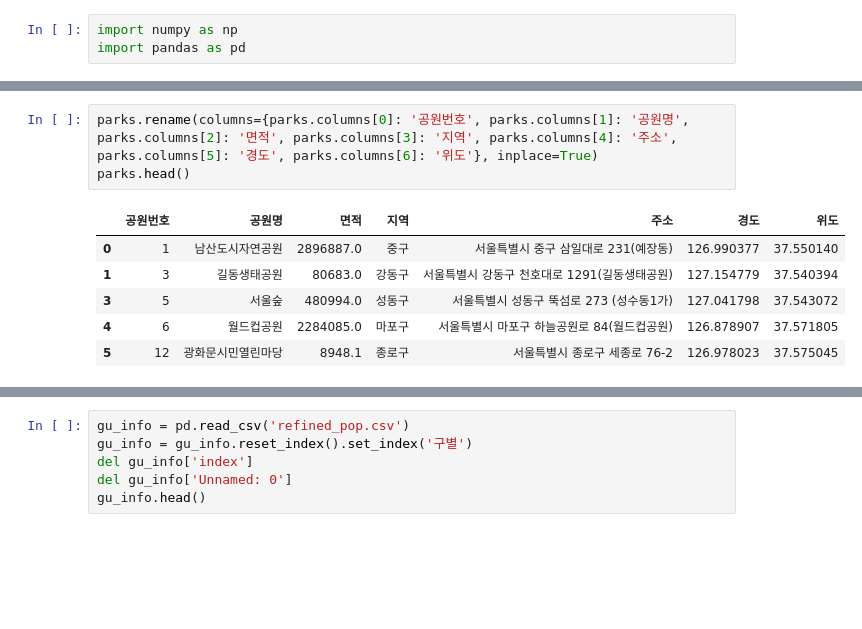
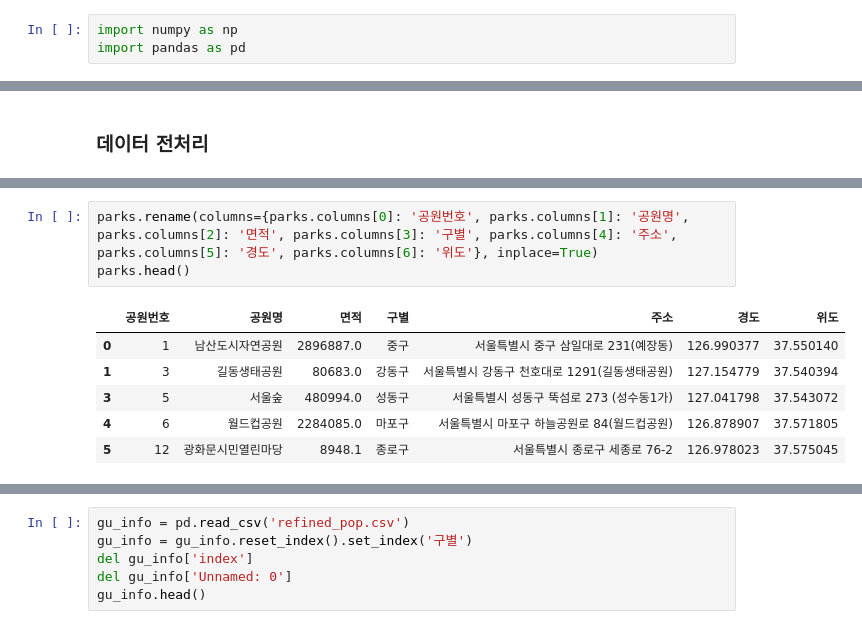
Before and after one commit to STNox/Data-Analysis, a Jupyter notebook: 07. Seoul/park.ipynb, the cells around one changed output, grey strips where cells are left out. Saved outputs shown, nothing was run; the diff lists cells and outputs as text; blank space fills up the shorter version.

```diff
--- a/07. Seoul/park.ipynb
+++ b/07. Seoul/park.ipynb
@@ -13,6 +13,8 @@ parks.head()
 | 2 | 4 | 서울대공원 | 9132690m² | 과천시 | 경기도 과천시 대공원광장로 102 | 127.019847 | 37.426449 |
 | 3 | 5 | 서울숲 | 480994㎡ | 성동구 | 서울특별시 성동구 뚝섬로 273 (성수동1가) | 127.041798 | 37.543072 |
 | 4 | 6 | 월드컵공원 | 2284085㎡ | 마포구 | 서울특별시 마포구 하늘공원로 84(월드컵공원) | 126.878907 | 37.571805 |
+# %% [markdown]
+### 데이터 전처리
 # %%
 for i in parks.index:
     if parks['공원주소'][i].split()[0] == '경기도':
@@ -112,10 +114,10 @@ parks.tail()
 | 130 | 1381 | 율현공원 | 157535.0 | 강남구 | 서울특별시 강남구 율현동 밤고개로24길(율현동 56) | 127.115594 | 37.472332 |
 | 131 | 1382 | 서울로7017 | 6120.0 | 중구 | 서울특별시 서울로7017 | 126.976608 | 37.557546 |
 # %%
-parks.rename(columns={parks.columns[0]: '공원번호', parks.columns[1]: '공원명', parks.columns[2]: '면적', parks.columns[3]: '지역', parks.columns[4]: '주소', parks.columns[5]: '경도', parks.columns[6]: '위도'}, inplace=True)
+parks.rename(columns={parks.columns[0]: '공원번호', parks.columns[1]: '공원명', parks.columns[2]: '면적', parks.columns[3]: '구별', parks.columns[4]: '주소', parks.columns[5]: '경도', parks.columns[6]: '위도'}, inplace=True)
 parks.head()
 # %% [output]
-|  | 공원번호 | 공원명 | 면적 | 지역 | 주소 | 경도 | 위도 |
+|  | 공원번호 | 공원명 | 면적 | 구별 | 주소 | 경도 | 위도 |
 | 0 | 1 | 남산도시자연공원 | 2896887.0 | 중구 | 서울특별시 중구 삼일대로 231(예장동) | 126.990377 | 37.550140 |
 | 1 | 3 | 길동생태공원 | 80683.0 | 강동구 | 서울특별시 강동구 천호대로 1291(길동생태공원) | 127.154779 | 37.540394 |
 | 3 | 5 | 서울숲 | 480994.0 | 성동구 | 서울특별시 성동구 뚝섬로 273 (성수동1가) | 127.041798 | 37.543072 |
```
Also changed, not shown: parts of 30 cells of this notebook.
